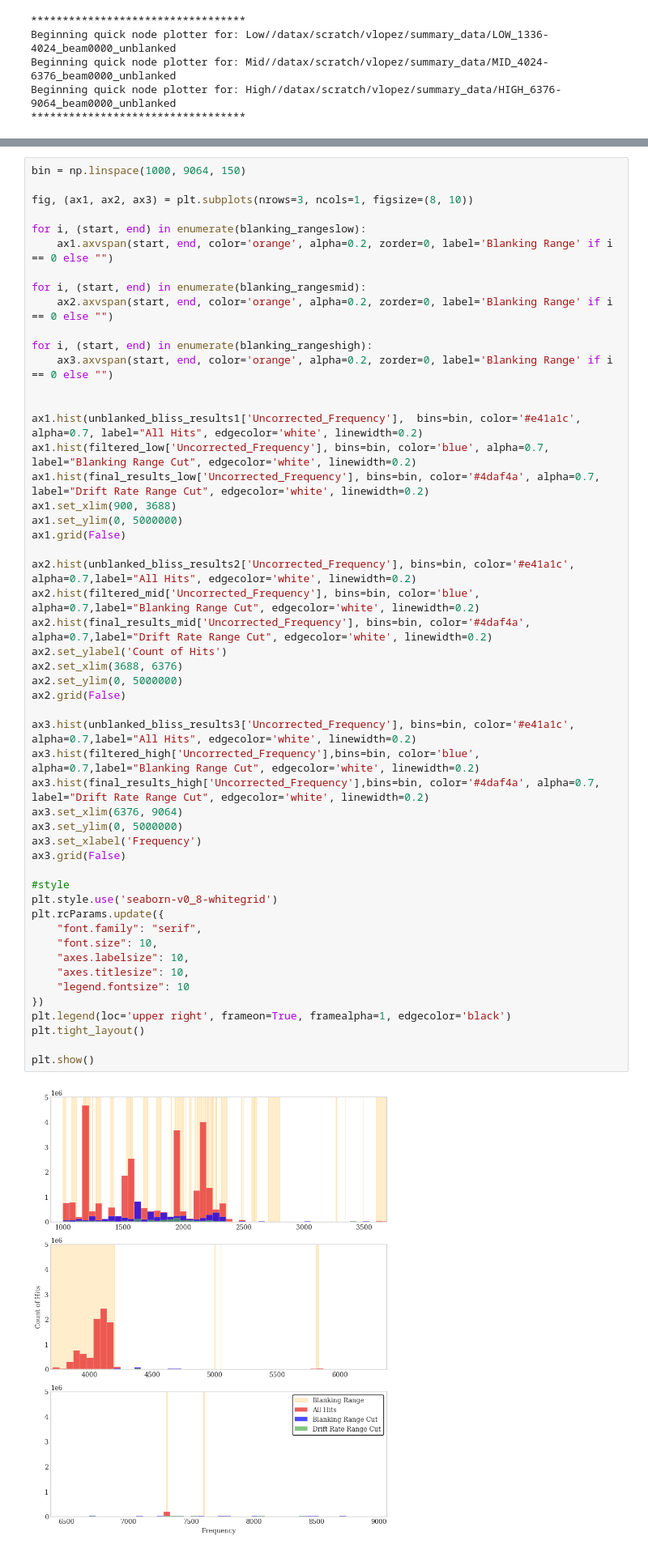
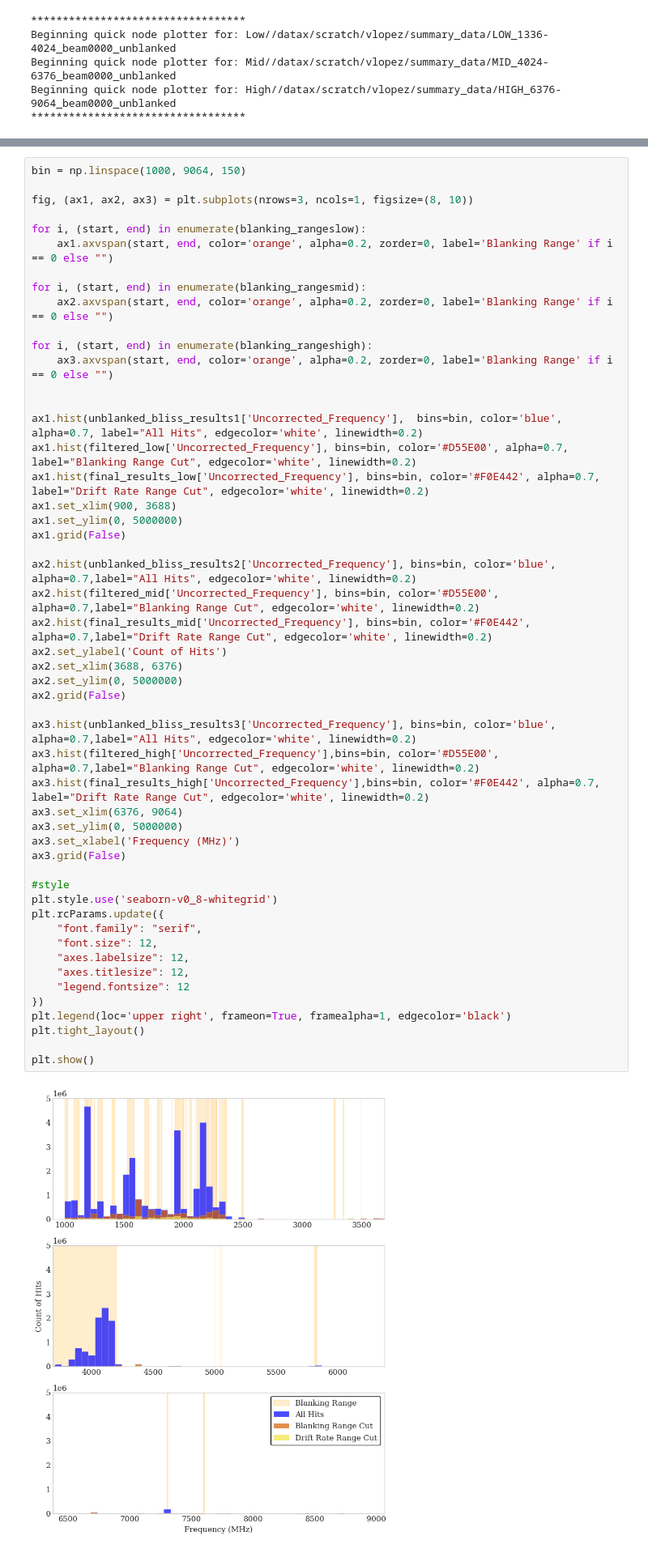
Before and after one commit to valegl04/BL_ATA_Alerts, a Jupyter notebook: ATA/unblanked_base_histo.ipynb, the cells around one changed output, grey strips where cells are left out. Shown at 81% size. Drawn from its saved outputs; the diff is of its cells as text.

```diff
--- a/ATA/unblanked_base_histo.ipynb
+++ b/ATA/unblanked_base_histo.ipynb
@@ -155,45 +155,45 @@ for i, (start, end) in enumerate(blanking_rangeslow):
 for i, (start, end) in enumerate(blanking_rangesmid):
     ax2.axvspan(start, end, color='orange', alpha=0.2, zorder=0, label='Blanking Range' if i == 0 else "")
 
 for i, (start, end) in enumerate(blanking_rangeshigh):
     ax3.axvspan(start, end, color='orange', alpha=0.2, zorder=0, label='Blanking Range' if i == 0 else "")
 
 
-ax1.hist(unblanked_bliss_results1['Uncorrected_Frequency'],  bins=bin, color='#e41a1c', alpha=0.7, label="All Hits", edgecolor='white', linewidth=0.2)
-ax1.hist(filtered_low['Uncorrected_Frequency'], bins=bin, color='blue', alpha=0.7, label="Blanking Range Cut", edgecolor='white', linewidth=0.2)
-ax1.hist(final_results_low['Uncorrected_Frequency'], bins=bin, color='#4daf4a', alpha=0.7, label="Drift Rate Range Cut", edgecolor='white', linewidth=0.2)
+ax1.hist(unblanked_bliss_results1['Uncorrected_Frequency'],  bins=bin, color='blue', alpha=0.7, label="All Hits", edgecolor='white', linewidth=0.2)
+ax1.hist(filtered_low['Uncorrected_Frequency'], bins=bin, color='#D55E00', alpha=0.7, label="Blanking Range Cut", edgecolor='white', linewidth=0.2)
+ax1.hist(final_results_low['Uncorrected_Frequency'], bins=bin, color='#F0E442', alpha=0.7, label="Drift Rate Range Cut", edgecolor='white', linewidth=0.2)
 ax1.set_xlim(900, 3688)
 ax1.set_ylim(0, 5000000)
 ax1.grid(False)
 
-ax2.hist(unblanked_bliss_results2['Uncorrected_Frequency'], bins=bin, color='#e41a1c', alpha=0.7,label="All Hits", edgecolor='white', linewidth=0.2)
-ax2.hist(filtered_mid['Uncorrected_Frequency'], bins=bin, color='blue', alpha=0.7,label="Blanking Range Cut", edgecolor='white', linewidth=0.2)
-ax2.hist(final_results_mid['Uncorrected_Frequency'], bins=bin, color='#4daf4a', alpha=0.7,label="Drift Rate Range Cut", edgecolor='white', linewidth=0.2)
+ax2.hist(unblanked_bliss_results2['Uncorrected_Frequency'], bins=bin, color='blue', alpha=0.7,label="All Hits", edgecolor='white', linewidth=0.2)
+ax2.hist(filtered_mid['Uncorrected_Frequency'], bins=bin, color='#D55E00', alpha=0.7,label="Blanking Range Cut", edgecolor='white', linewidth=0.2)
+ax2.hist(final_results_mid['Uncorrected_Frequency'], bins=bin, color='#F0E442', alpha=0.7,label="Drift Rate Range Cut", edgecolor='white', linewidth=0.2)
 ax2.set_ylabel('Count of Hits')
 ax2.set_xlim(3688, 6376)
 ax2.set_ylim(0, 5000000)
 ax2.grid(False)
 
-ax3.hist(unblanked_bliss_results3['Uncorrected_Frequency'], bins=bin, color='#e41a1c', alpha=0.7,label="All Hits", edgecolor='white', linewidth=0.2)
-ax3.hist(filtered_high['Uncorrected_Frequency'],bins=bin, color='blue', alpha=0.7,label="Blanking Range Cut", edgecolor='white', linewidth=0.2)
-ax3.hist(final_results_high['Uncorrected_Frequency'],bins=bin, color='#4daf4a', alpha=0.7, label="Drift Rate Range Cut", edgecolor='white', linewidth=0.2)
+ax3.hist(unblanked_bliss_results3['Uncorrected_Frequency'], bins=bin, color='blue', alpha=0.7,label="All Hits", edgecolor='white', linewidth=0.2)
+ax3.hist(filtered_high['Uncorrected_Frequency'],bins=bin, color='#D55E00', alpha=0.7,label="Blanking Range Cut", edgecolor='white', linewidth=0.2)
+ax3.hist(final_results_high['Uncorrected_Frequency'],bins=bin, color='#F0E442', alpha=0.7, label="Drift Rate Range Cut", edgecolor='white', linewidth=0.2)
 ax3.set_xlim(6376, 9064)
 ax3.set_ylim(0, 5000000)
-ax3.set_xlabel('Frequency')
+ax3.set_xlabel('Frequency (MHz)')
 ax3.grid(False)
 
 #style
 plt.style.use('seaborn-v0_8-whitegrid')
 plt.rcParams.update({
     "font.family": "serif",
-    "font.size": 10,
-    "axes.labelsize": 10,
-    "axes.titlesize": 10,
-    "legend.fontsize": 10
+    "font.size": 12,
+    "axes.labelsize": 12,
+    "axes.titlesize": 12,
+    "legend.fontsize": 12
 })
 plt.legend(loc='upper right', frameon=True, framealpha=1, edgecolor='black')
 plt.tight_layout()
 
 plt.show()
 # %% [output]
-[figure, old version]
+[figure, new version]
```
Also changed, not shown: parts of 2 cells of this notebook, 3 other files.
